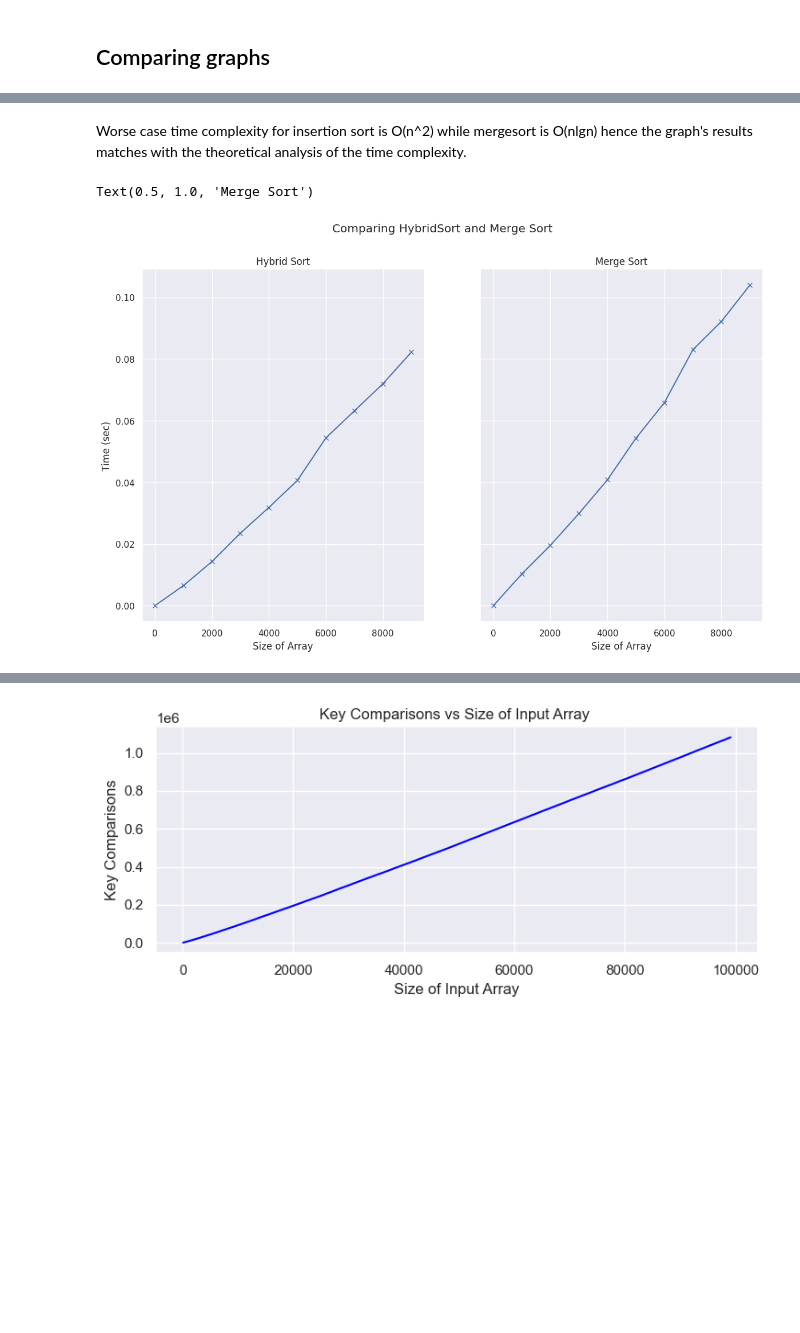
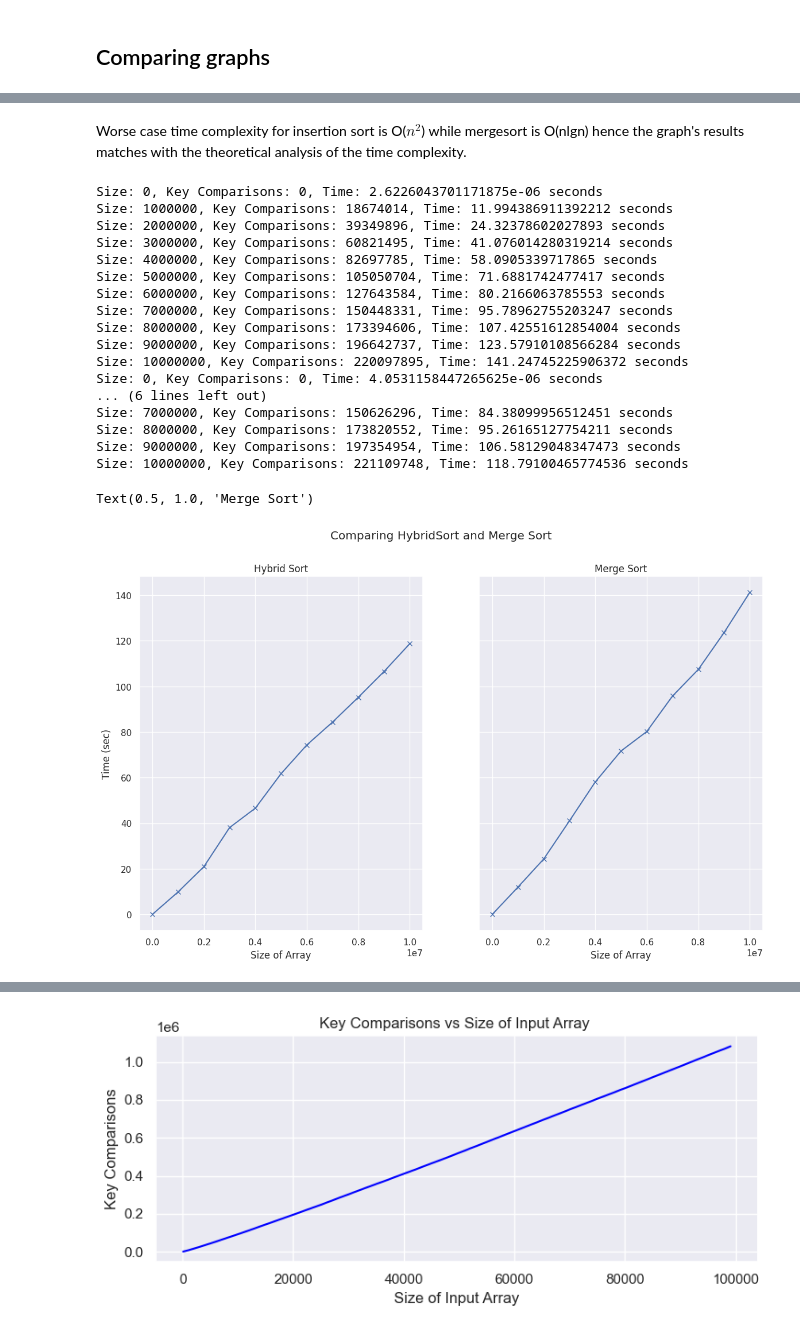
Before and after one commit to emily7lim/algo_Team3, a Jupyter notebook: Project1a.ipynb, the cells around one changed output, grey strips where cells are left out. Saved outputs shown, nothing was run; the diff lists cells and outputs as text; code cells hidden in the pictures; blank space fills up the shorter version.

```diff
--- a/Project1a.ipynb
+++ b/Project1a.ipynb
@@ -80,7 +57,7 @@ def modifyArray(L, arr):
 ## Original mergesort
 # %%
 def origMerge(L1,L2):
-    L=[] #temp arr to str sorted
+    merged=[] #temp arr to str sorted
     kc=0
     if (type(L1) is tuple):
         L1,keys=L1
@@ -88,22 +65,18 @@ def origMerge(L1,L2):
     if (type(L2) is tuple):
         L2,keys=L2
         kc+=keys
-
-    while (L1 != [] and L2 != []):
-        kc+=1
-        if(L1[0]<L2[0]):
-            modifyArray(L,L1)
-        elif(L2[0]<L1[0]):
-            modifyArray(L,L2)
-        else: #the 1st element of 2 halves are equal
-            modifyArray(L,L1)
-            modifyArray(L,L2)
-    while (L1 != [] or L2 != []):
-        if(L1==[]):
-            modifyArray(L,L2)
-        elif (L2==[]):
-            modifyArray(L,L1)
-    return L,kc
+    i = j = 0
+    while i < len(L1) and j < len(L2):
+        kc += 1
+        if L1[i] < L2[j]:
+            merged.append(L1[i])
+            i += 1
+        else:
+            merged.append(L2[j])
+            j += 1
+    merged.extend(L1[i:])
+    merged.extend(L2[j:])
+    return merged, kc
 
 def origMergeSort(L):
     mid = (len(L)-1)//2 #index to split at
@@ -114,7 +87,6 @@ def origMergeSort(L):
         x2 =  origMergeSort(L[(mid+1):])
 
     L,kc= origMerge(x1,x2)
-
     return L,kc
 # %% [markdown]
 ## Comparing graphs
@@ -124,7 +96,7 @@ def graph(algo,start,stop,step):
     finaltime =[]
     arrsize = []
     for i in range(start,stop,step):
-        arr = [random.randint(1, 100) for _ in range(i)]
+        arr = [random.randint(1, 5000000) for _ in range(i)]
 
         start_time = time.time()
         if (type(algo(arr)) is tuple):
@@ -133,7 +105,7 @@ def graph(algo,start,stop,step):
             key_comparisons = algo(arr)
         end_time = time.time()
         cpu_time_used = end_time - start_time
-        #print(f"Size: {i}, Key Comparisons: {key_comparisons}, Time: {cpu_time_used} seconds")
+        print(f"Size: {i}, Key Comparisons: {key_comparisons}, Time: {cpu_time_used} seconds")
         finalkc.append(key_comparisons)
         finaltime.append(cpu_time_used)
         arrsize.append(i)
@@ -144,8 +116,8 @@ def graph_hybrid(algo, threshold, start, stop, step):
     finalkc =[]
     finaltime =[]
     arrsize = []
-    for i in range(1,10000,1000):
-        arr = [random.randint(1, 100) for _ in range(i)]
+    for i in range(start,stop,step):
+        arr = [random.randint(1, 5000000) for _ in range(i)]
 
         start_time = time.time()
         if (type(algo(arr,threshold)) is tuple):
@@ -154,7 +126,7 @@ def graph_hybrid(algo, threshold, start, stop, step):
             key_comparisons = algo(arr,threshold)
         end_time = time.time()
         cpu_time_used = end_time - start_time
-        #print(f"Size: {i}, Key Comparisons: {key_comparisons}, Time: {cpu_time_used} seconds")
+        print(f"Size: {i}, Key Comparisons: {key_comparisons}, Time: {cpu_time_used} seconds")
         finalkc.append(key_comparisons)
         finaltime.append(cpu_time_used)
         arrsize.append(i)
@@ -182,21 +171,38 @@ Text(0.5, 1.0, 'Merge Sort')
 # %% [markdown]
-Worse case time complexity for insertion sort is O(n^2) while mergesort is O(nlgn) hence the graph's results matches with the theoretical analysis of the time complexity.
+Worse case time complexity for insertion sort is O(${n^2}$) while mergesort is O(nlgn) hence the graph's results matches with the theoretical analysis of the time complexity.
 # %%
 threshold = 5  # Set your threshold here
 fig, ax1 = plt.subplots(1, 2, figsize=(14,8), sharey=True)
 
 fig.suptitle("Comparing HybridSort and Merge Sort")
-mer = graph(origMergeSort,1,10000,1000)
-hybr = graph_hybrid(hybridSort,threshold,1,10000,1000)
+mer = graph(origMergeSort,0,11000000,1000000)
+hybr = graph_hybrid(hybridSort,threshold,0,11000000,1000000)
 
 ax1[0].plot(hybr[0],hybr[2], 'x-')
 ax1[0].set_ylabel('Time (sec)')
 ax1[0].set_xlabel('Size of Array')
 ax1[0].set_title('Hybrid Sort')
 
 ax1[1].plot(mer[0],mer[2], 'x-')
 ax1[1].set_xlabel('Size of Array')
 ax1[1].set_title('Merge Sort')
 # %% [output]
-Text(0.5, 1.0, 'Merge Sort')
+Size: 0, Key Comparisons: 0, Time: 2.6226043701171875e-06 seconds
+Size: 1000000, Key Comparisons: 18674014, Time: 11.994386911392212 seconds
+Size: 2000000, Key Comparisons: 39349896, Time: 24.32378602027893 seconds
+Size: 3000000, Key Comparisons: 60821495, Time: 41.076014280319214 seconds
+Size: 4000000, Key Comparisons: 82697785, Time: 58.0905339717865 seconds
+Size: 5000000, Key Comparisons: 105050704, Time: 71.6881742477417 seconds
+Size: 6000000, Key Comparisons: 127643584, Time: 80.2166063785553 seconds
+Size: 7000000, Key Comparisons: 150448331, Time: 95.78962755203247 seconds
+Size: 8000000, Key Comparisons: 173394606, Time: 107.42551612854004 seconds
+Size: 9000000, Key Comparisons: 196642737, Time: 123.57910108566284 seconds
+Size: 10000000, Key Comparisons: 220097895, Time: 141.24745225906372 seconds
+Size: 0, Key Comparisons: 0, Time: 4.0531158447265625e-06 seconds
+... (6 lines left out)
+Size: 7000000, Key Comparisons: 150626296, Time: 84.38099956512451 seconds
+Size: 8000000, Key Comparisons: 173820552, Time: 95.26165127754211 seconds
+Size: 9000000, Key Comparisons: 197354954, Time: 106.58129048347473 seconds
+Size: 10000000, Key Comparisons: 221109748, Time: 118.79100465774536 seconds
+Text(0.5, 1.0, 'Merge Sort')
-[figure, old version]
+[figure, new version]
```
Also changed, not shown: parts of 9 cells of this notebook.
